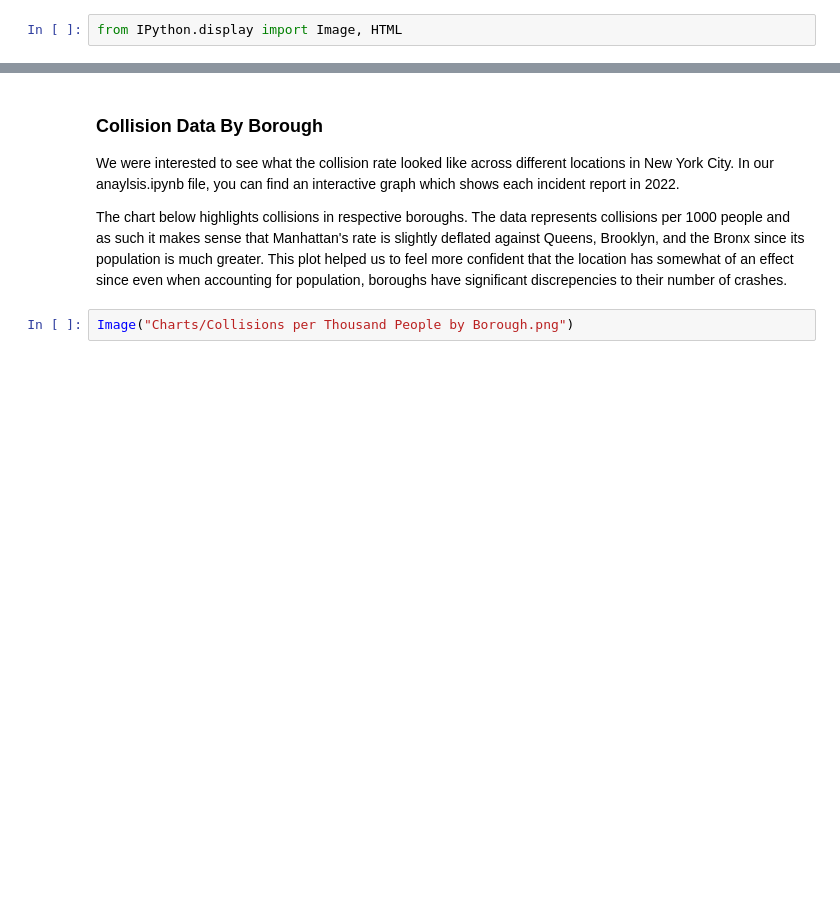
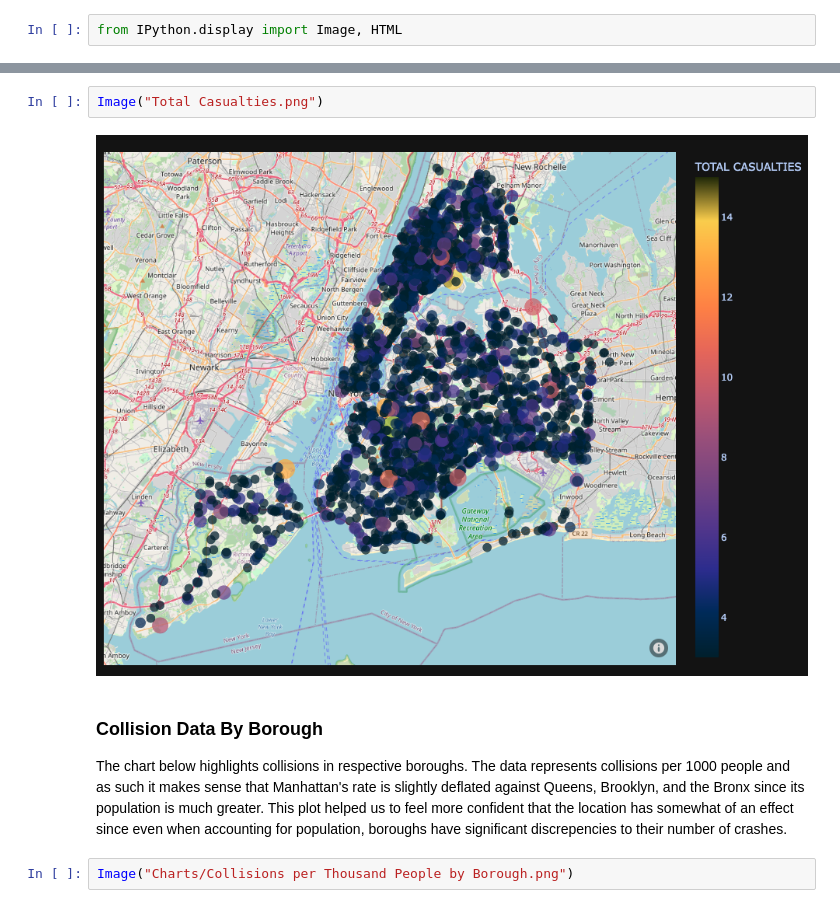
Before and after one commit to UCB-stat-159-s23/project-group19, a Jupyter notebook: main.ipynb, the cells around one changed output, grey strips where cells are left out. Cells and saved outputs as stored; diff of their text form; blank space fills up the shorter version.

Commit message:
Updating Main with other plots

```diff
--- a/main.ipynb
+++ b/main.ipynb
@@ -23,8 +29,10 @@ from IPython.display import Image, HTML
+# %%
+Image("Total Casualties.png")
+# %% [output]
+[figure, added]
 # %% [markdown]
 ### Collision Data By Borough
 
-We were interested to see what the collision rate looked like across different locations in New York City. In our anaylsis.ipynb file, you can find an interactive graph which shows each incident report in 2022.
-
 The chart below highlights collisions in respective boroughs. The data represents collisions per 1000 people and as such it makes sense that Manhattan's rate is slightly deflated against Queens, Brooklyn, and the Bronx since its population is much greater. This plot helped us to feel more confident that the location has somewhat of an effect since even when accounting for population, boroughs have significant discrepencies to their number of crashes.
 # %%
 Image("Charts/Collisions per Thousand People by Borough.png")
```
Also changed, not shown: parts of 21 cells of this notebook, 11 other files.
